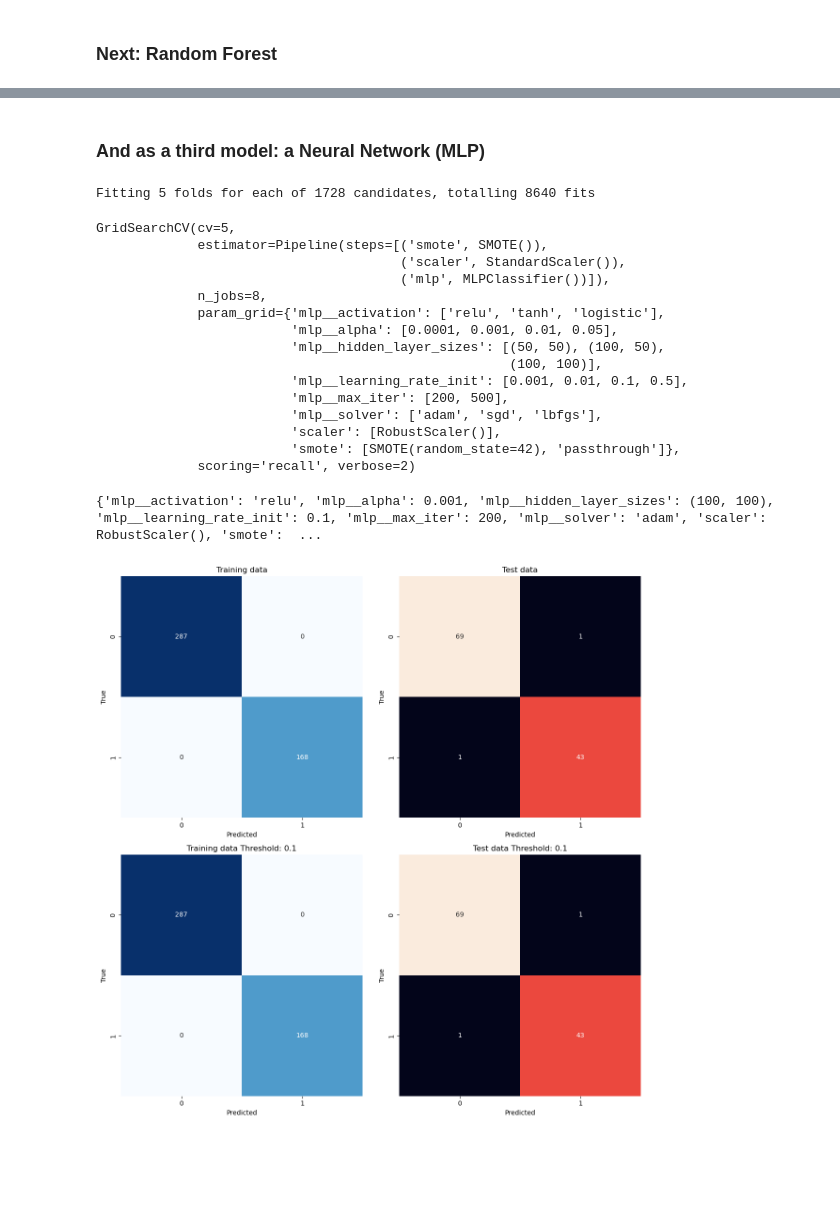
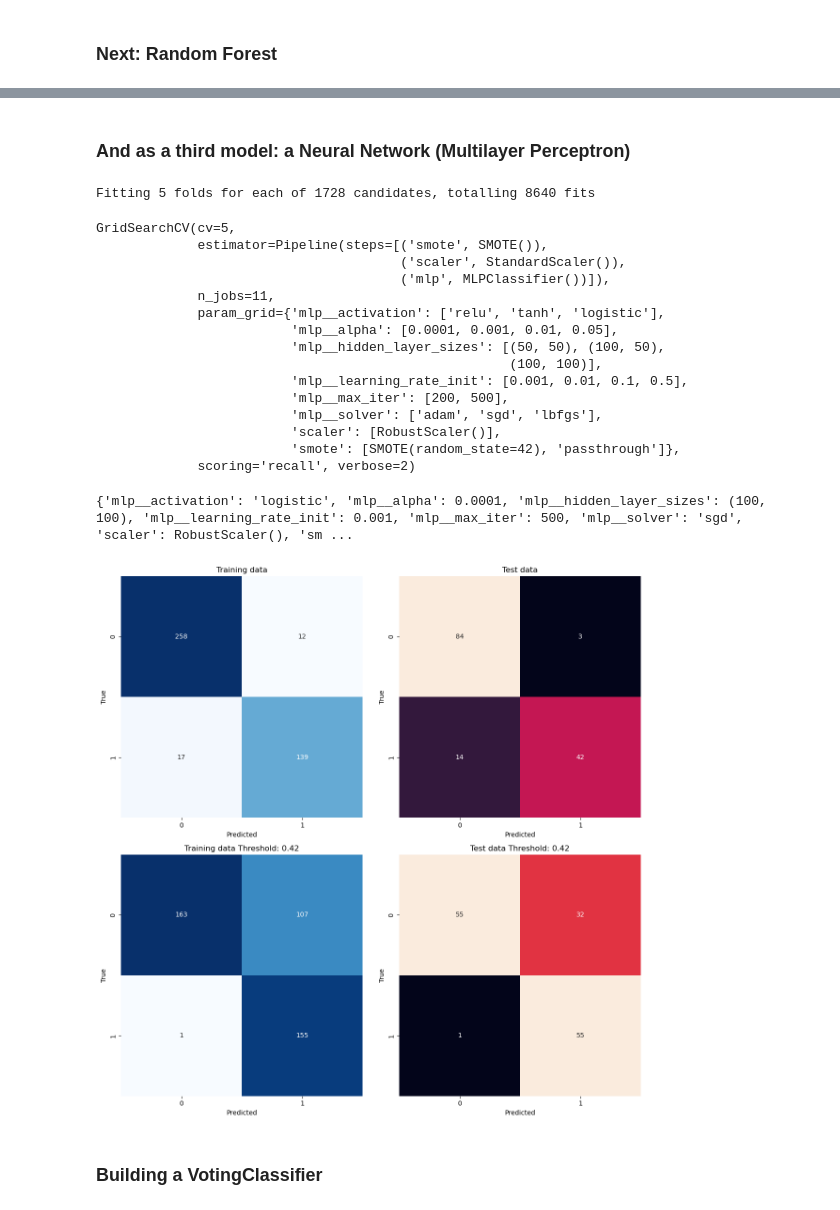
Before and after one commit to g0ld3ner/breast-cancer-voting-classifier, a Jupyter notebook: breast_cancer_analytics.ipynb, the cells around one changed output, grey strips where cells are left out. Drawn from its saved outputs; the diff is of its cells as text; code cells hidden in the pictures; blank space fills up the shorter version.

```diff
--- a/breast_cancer_analytics.ipynb
+++ b/breast_cancer_analytics.ipynb
@@ -61,7 +62,7 @@ y = df["target"]
 # %%
 # split dataset
 # X_train, X_test, y_train, y_test = train_test_split(X, y, test_size=0.20, random_state=22) #random state for testing
-X_train, X_test, y_train, y_test = train_test_split(X, y, test_size=0.20)
+X_train, X_test, y_train, y_test = train_test_split(X, y, test_size=0.25)
 print(f"Training dataset shape:{X_train.shape}")
 print(f"Test dataset shape:{X_test.shape}")
 # %% [output]
@@ -72,6 +73,13 @@ Test dataset shape:(114, 30)
 y_test = 1 - y_test
 y_train = 1 - y_train
-# %%
-# use half of the available CPU cores
-# cpu_cores = int((multiprocessing.cpu_count())/2)
-cpu_cores = 8
+# %%
+# use the available CPU cores - 1
+cores_available = multiprocessing.cpu_count()
+print(f"your CPU has {cores_available} cores")
+
+if cores_available > 1:
+    cpu_cores = cores_available - 1
+else:
+    cpu_cores = cores_available
+
+print("we use" ,cpu_cores, "cores")
@@ -237,13 +250,13 @@ plt.show()
 # %% [markdown]
-### And as a third model: a Neural Network (MLP)
+### And as a third model: a Neural Network (Multilayer Perceptron)
 # %%
 # MLP (shallow neural network)
 #pipeline = Pipeline([("scaler", StandardScaler()),("mlp" ,MLPClassifier())]) #pipeline consisting of scaling and MLP
-pipeline_mlp = Pipeline([("smote", SMOTE()),("scaler", StandardScaler()),("mlp" ,MLPClassifier())]) #pipeline consisting of scaling and MLP
+pipeline_mlp = Pipeline([("smote", SMOTE()),("scaler", StandardScaler()),("mlp" ,MLPClassifier())]) #pipeline consisting of oversampling, scaling and MLP
 
 #all parameters to evaluate (naming syntax MLP__xxxxx is important)
 param_grid = {
-    "smote": [SMOTE(sampling_strategy='auto', random_state=42), "passthrough"], #[SMOTE(sampling_strategy='auto', random_state=42), "passthrough"]
+    "smote": [SMOTE(sampling_strategy='auto', random_state=42), "passthrough"], # remove the random_state later...
     "scaler": [RobustScaler()], # [StandardScaler(), MinMaxScaler(), RobustScaler()]
     "mlp__hidden_layer_sizes": [(50, 50), (100, 50), (100, 100)], #[(50,), (100,), (50, 50), (100, 50), (100, 100), (100, 50, 25)]
     "mlp__activation": ['relu', 'tanh', 'logistic'],
@@ -267,7 +280,7 @@ GridSearchCV(cv=5,
              estimator=Pipeline(steps=[('smote', SMOTE()),
                                        ('scaler', StandardScaler()),
                                        ('mlp', MLPClassifier())]),
-             n_jobs=8,
+             n_jobs=11,
              param_grid={'mlp__activation': ['relu', 'tanh', 'logistic'],
                          'mlp__alpha': [0.0001, 0.001, 0.01, 0.05],
                          'mlp__hidden_layer_sizes': [(50, 50), (100, 50),
@@ -281,7 +294,7 @@ GridSearchCV(cv=5,
 # %%
 print(gs_mlp.best_params_)
 # %% [output]
-{'mlp__activation': 'relu', 'mlp__alpha': 0.001, 'mlp__hidden_layer_sizes': (100, 100), 'mlp__learning_rate_init': 0.1, 'mlp__max_iter': 200, 'mlp__solver': 'adam', 'scaler': RobustScaler(), 'smote':  ...
+{'mlp__activation': 'logistic', 'mlp__alpha': 0.0001, 'mlp__hidden_layer_sizes': (100, 100), 'mlp__learning_rate_init': 0.001, 'mlp__max_iter': 500, 'mlp__solver': 'sgd', 'scaler': RobustScaler(), 'sm ...
 # %%
 best_MLP = gs_mlp.best_estimator_
 fig, axes = plt.subplots(2, 2, figsize=(12, 12))
@@ -293,32 +306,34 @@ axes[0, 0].set_title("Training data")
 axes[0, 0].set_xlabel("Predicted")
 axes[0, 0].set_ylabel("True")
 
 # Test data (Default Threshold)
 MLP_test_pred = best_MLP.predict(X_test)
 sns.heatmap(confusion_matrix(y_test, MLP_test_pred), ax=axes[0, 1], annot=True, fmt="d", cbar=False, square=True)
 axes[0, 1].set_title("Test data")
 axes[0, 1].set_xlabel("Predicted")
 axes[0, 1].set_ylabel("True")
 
-MLP_threshold = 0.1  ### <-- set threshold
+MLP_threshold = 0.42 ### <-- set threshold (good results around 0.1)
 
 # Training data (Threshold Tuning)
 MLP_train_proba = best_MLP.predict_proba(X_train)[:, 1]
 MLP_train_proba_pred = (MLP_train_proba >= MLP_threshold).astype(int)
 sns.heatmap(confusion_matrix(y_train, MLP_train_proba_pred), ax=axes[1, 0], cmap='Blues', annot=True, fmt="d", cbar=False, square=True)
 axes[1, 0].set_title(f"Training data Threshold: {MLP_threshold}")
 axes[1, 0].set_xlabel("Predicted")
 axes[1, 0].set_ylabel("True")
 
 # Test data (Threshold Tuning)
 MLP_test_proba = best_MLP.predict_proba(X_test)[:, 1]
 MLP_test_proba_pred = (MLP_test_proba >= MLP_threshold).astype(int)
 sns.heatmap(confusion_matrix(y_test, MLP_test_proba_pred), ax=axes[1, 1], annot=True, fmt="d", cbar=False, square=True)
 axes[1, 1].set_title(f"Test data Threshold: {MLP_threshold}")
 axes[1, 1].set_xlabel("Predicted")
 axes[1, 1].set_ylabel("True")
 
 plt.tight_layout()
 plt.show()
 # %% [output]
-[figure, old version]
+[figure, new version]
+# %% [markdown]
+### Building a VotingClassifier
```
Also changed, not shown: parts of 32 cells of this notebook, 1 other file.
